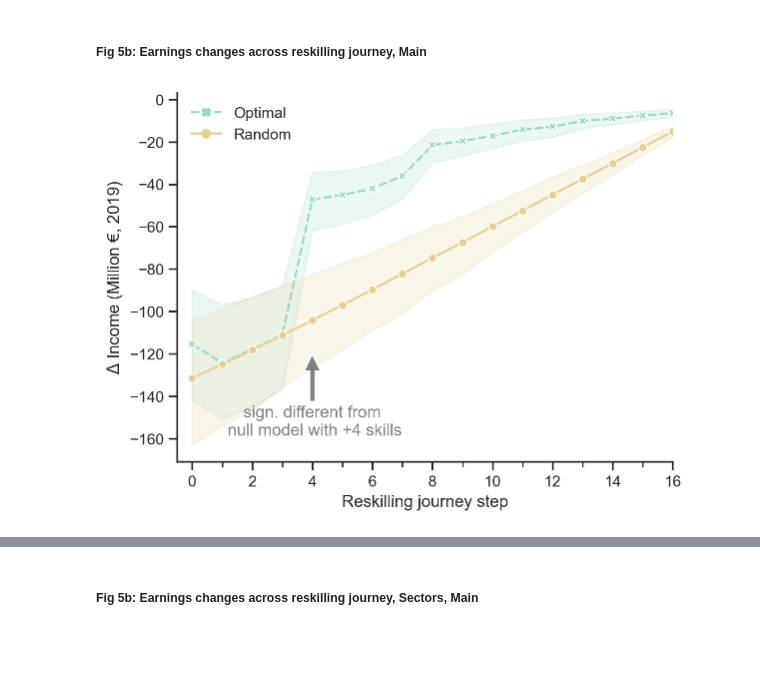
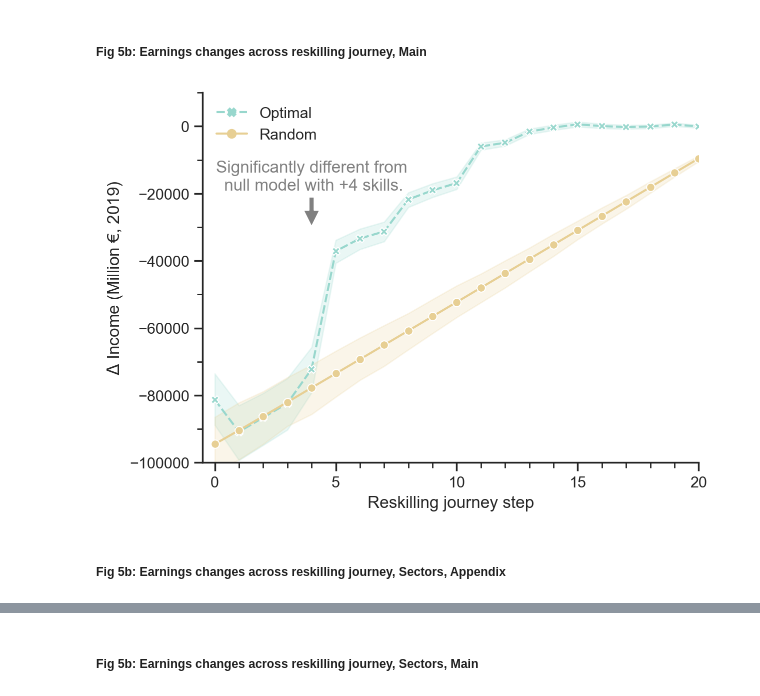
Before and after one commit to derpyninja/re4gt, a Jupyter notebook: notebooks/new/17-fz-comparison-reskilling-simulation-runs.ipynb, the cells around one changed output, grey strips where cells are left out. Cells and saved outputs as stored; diff of their text form; code cells hidden in the pictures; blank space fills up the shorter version.

Commit message:
implemented reskilling journey simulation and visualisation of results

```diff
--- a/notebooks/new/17-fz-comparison-reskilling-simulation-runs.ipynb
+++ b/notebooks/new/17-fz-comparison-reskilling-simulation-runs.ipynb
@@ -89,7 +92,7 @@ for threshold in thresholds:
         for regional_constraint in regional_constraints:
             fpath = os.path.join(
                 useful_paths.figure_dir,
-                "test",  # todo: delete after testing
+                #"test",  # todo: delete after testing
                 folder_name.format(threshold=threshold),
                 fmt_string.format(
                     reskilling_mode=reskilling_mode,
@@ -109,7 +112,7 @@ for threshold in thresholds:
 # save to pickle
 fdir_out = os.path.join(
     useful_paths.figure_dir,
-    "test",
+    #"test",
     folder_name.format(threshold=threshold),
     "model_data_store.pkl"
 )
@@ -266,3 +273,5 @@ Index(['COUNTRYW', 'NUTS_ID', 'NACE1D', 'AGE', 'COEFF', 'COEFF_share_brown_sl',
+# %%
+df_tidy = df_tidy.loc[df_tidy["paper_selection"]]
 # %% [markdown]
 ## Visualisation
 # %% [markdown]
@@ -339,7 +363,6 @@ df_tidy_long_earnings["earnings_delta_mio"] = df_tidy_long_earnings["earnings_de
 # %%
 results_dir = os.path.join(
     useful_paths.figure_dir,
-    "test",
     folder_name.format(threshold=threshold)
 )
 # %% [markdown]
@@ -362,7 +385,7 @@ show_test_name = False
 verbose = False
 
 # shared across plot versions
-job_pool = "CPO"
+job_pool = "FFPOTC"
 hue_order = ["reskill-optimal", "reskill-random"]
 order = reskilling_steps
 palette = "BrBG_r"
@@ -371,6 +394,7 @@ figsize=(6, 4)
 # errorbar
 seed = 42
 errorbar = ("ci", 95)
+errorbar = ("sd")
 estimator = np.mean
 
 # subset data_transitions
@@ -867,45 +968,51 @@ ax = sns.lineplot(
     palette=palette,
 )
 
-# denote sign change
-x_sign, y_sign = 4, -120
-text = "sign. different from\n null model with +{} skills".format(x_sign)
+# annotation
+x_sign, y_sign = 4, -30000
+text = "Significantly different from\n null model with +{} skills.".format(x_sign)
 ax.annotate(
     text, xy=(x_sign, y_sign),
-    # xycoords='data_earnings',
-    xytext=(x_sign, y_sign-40),
-    # textcoords='data_earnings',
+    xytext=(x_sign, y_sign+10000),
     arrowprops=dict(facecolor='grey', shrink=0.01), color="grey",
     horizontalalignment='center', verticalalignment='bottom',
 )
 
 # beautify legend
 handles, legends = ax.get_legend_handles_labels()
 legend_locs = [0, 1]
 handles_new = [handle if i in legend_locs else None for i, handle in enumerate(handles)]
 labels_new = ["Optimal", "Random"]
 ax.legend(handles=handles_new, labels=labels_new, fancybox=False, frameon=False)
 
-# axes
-ax.set_xlim(-0.5, 15)
-#ax.set_ylim(0, 8)
-ax.set_xticks(np.arange(1, 17), minor=True)
-# ax.set_yticks(np.arange(1, 9), minor=True)
+# axes limits and ticks
+xmax = 20
+ymin = -100000
+
+ax.set_xlim(-0.5, xmax)
+ax.set_ylim(ymin, 10000)
+
+ax.set_xticks(np.arange(0, xmax+1, 5), minor=False)
+ax.set_xticks(np.arange(0, xmax+1, 1), minor=True)
+# ax.set_yticks(np.arange(ymin, 0, 25000), minor=False)
+ax.set_yticks(np.arange(ymin, 10001, 10000), minor=True)
 
 # styling
 #ax.axhline(0, linestyle="--", color="grey")
 ax.set_xlabel("Reskilling journey step")
 ax.set_ylabel("$\Delta$ Income (Million €, 2019)")
 sns.despine()
 
 # save
 plt.savefig(
     os.path.join(
         results_dir,
         "reskilling_journey_{}_{}_by_{}_and_{}.png".format(job_pool, y, hue, style),
     ),
     bbox_inches="tight",
     dpi=300,
 )
 # %% [output]
-[figure, old version]
+[figure, new version]
+# %% [markdown]
+##### Fig 5b: Earnings changes across reskilling journey, Sectors, Appendix
```
Also changed, not shown: parts of 25 cells of this notebook, 1 other file.
